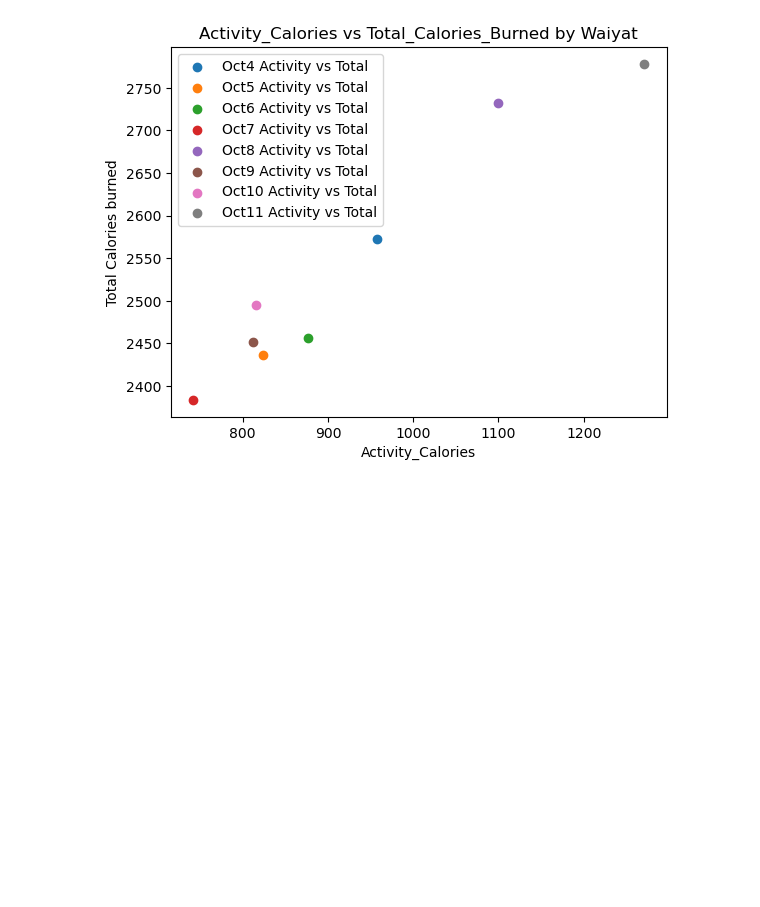
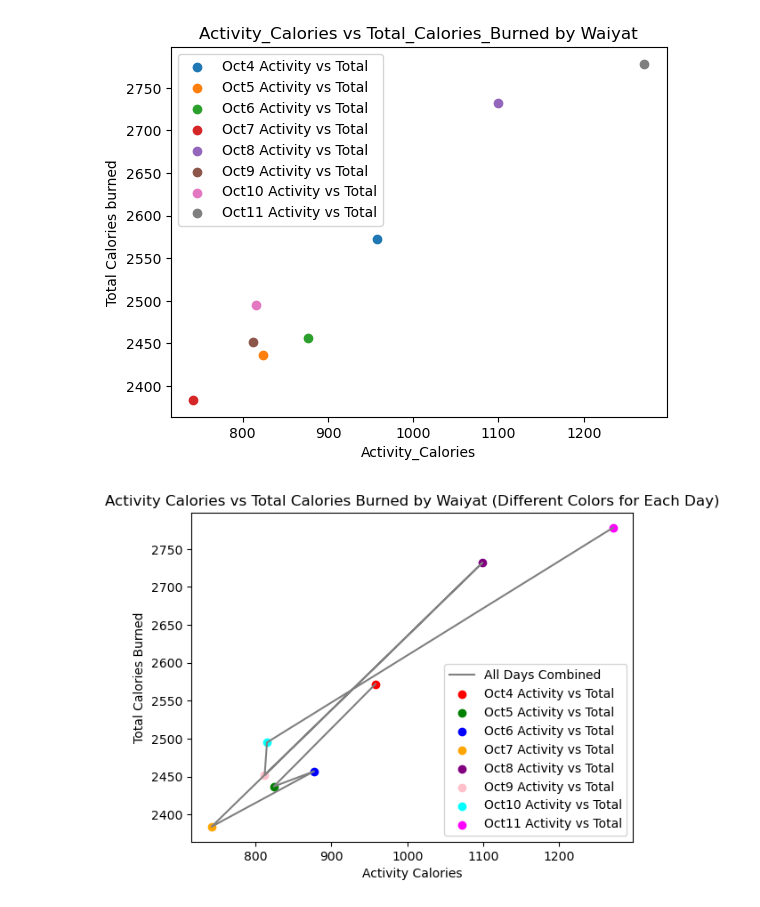
Before and after one commit to WaiyatHamdani/CollectionsPythonDataScienceProjects, a Jupyter notebook: ipynb/WaiyatSamsungWatchActivity.ipynb, the cells around one changed output. Cells and saved outputs as stored; diff of their text form; code cells hidden in the pictures; blank space fills up the shorter version.

Commit message:
we going to trace the line from beginning oct 5 - oct 11 with each point different color

```diff
--- a/ipynb/WaiyatSamsungWatchActivity.ipynb
+++ b/ipynb/WaiyatSamsungWatchActivity.ipynb
@@ -127,3 +127,29 @@ p.legend() # to show the label title
 p.show()
 # %% [output]
 [figure]
+# %%
+# we going to trace the line from beginning oct 5 - oct 11 with each point different color
+
+# Define unique colors for each point
+colors = ['red', 'green', 'blue', 'orange', 'purple', 'pink', 'cyan', 'magenta']
+
+# Plot the continuous line connecting all the points
+p.plot(activitydata['Activity_Calories'], activitydata['Total_burned_Calories'],
+         linestyle='-', color='gray', label='All Days Combined')
+
+# Plot individual points with different colors
+# loop Enumerate explanation -> for i, date in enumerate(activitydata['Date']):
+# ['Oct4', 'Oct5', 'Oct6', 'Oct7', 'Oct8', 'Oct9', 'Oct10', 'Oct11'] it provide date and the index
+# i = 0 -> it gave value : 'Oct4'
+for i, date in enumerate(activitydata['Date']):
+    p.scatter(activitydata['Activity_Calories'][i], activitydata['Total_burned_Calories'][i],
+                color=colors[i % len(colors)], label=f'{date} Activity vs Total')
+
+# Add labels and title
+p.xlabel('Activity Calories')
+p.ylabel('Total Calories Burned')
+p.title('Activity Calories vs Total Calories Burned by Waiyat (Different Colors for Each Day)')
+p.legend()# to show the label title
+p.show()
+# %% [output]
+[figure, added]
```
Also changed, not shown: 1 other file.
